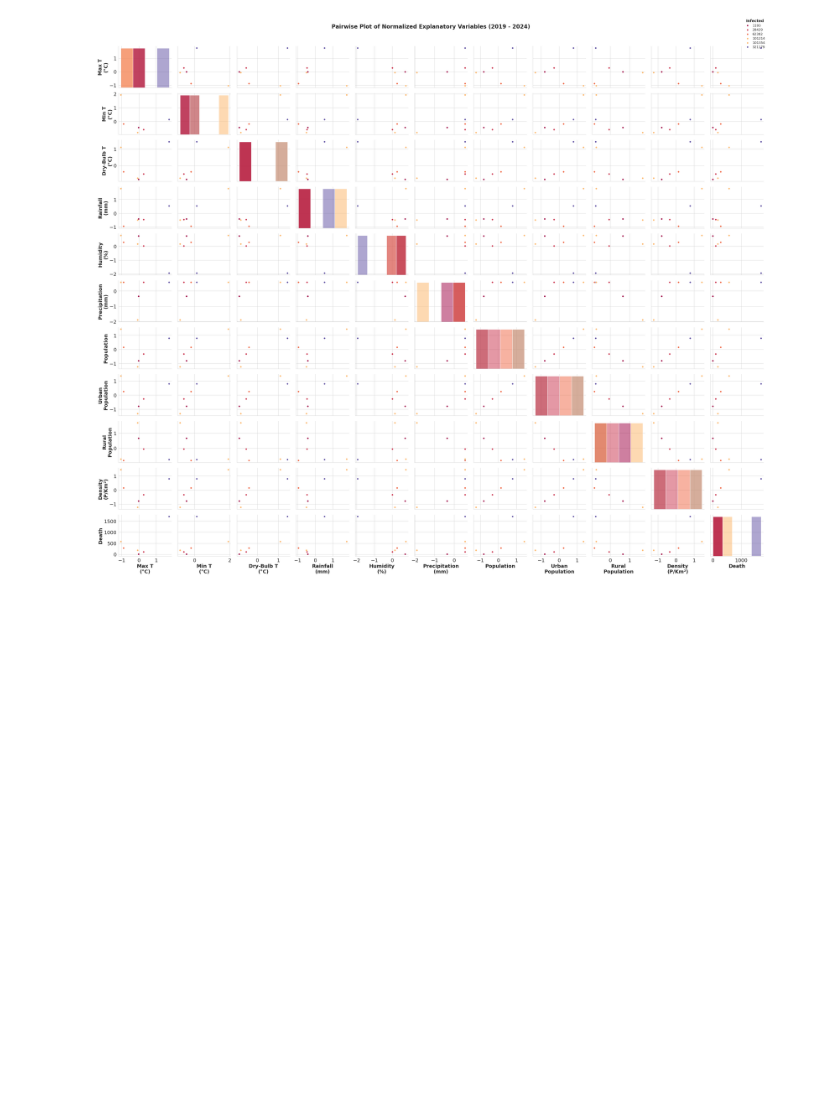
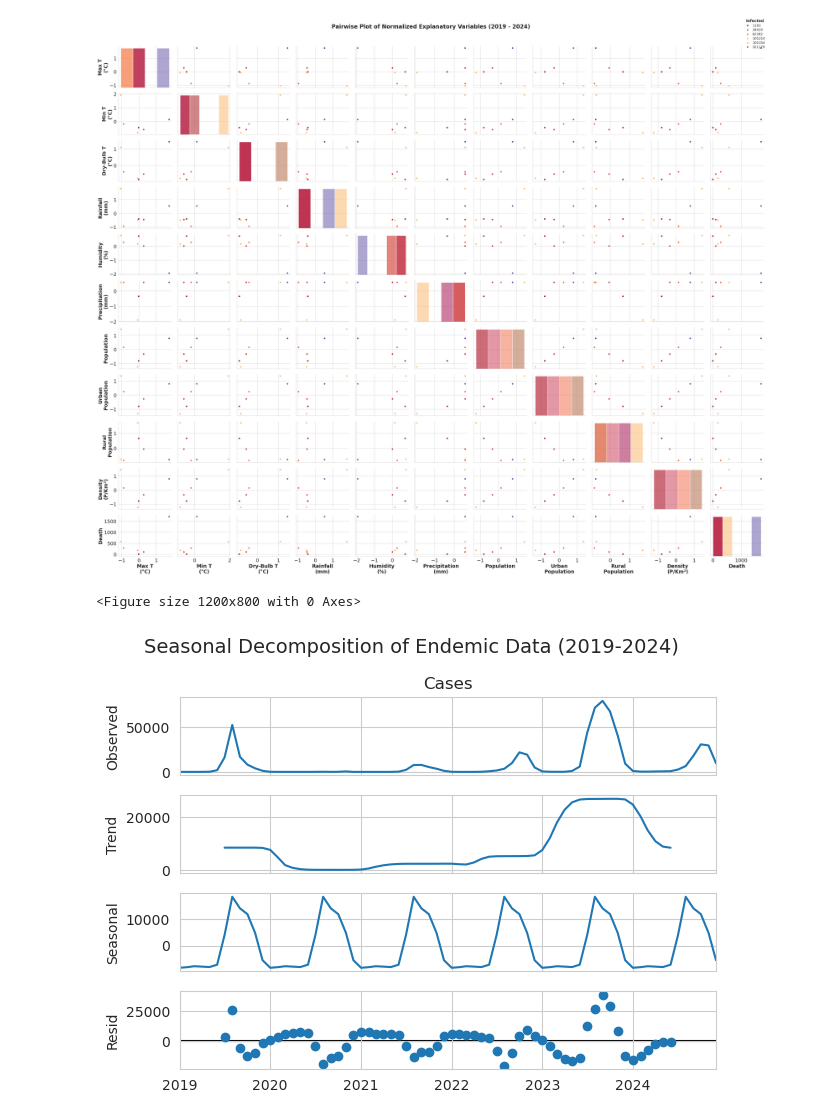
Before and after one commit to awnonbhowmik/DENV-Data-Analysis, a Jupyter notebook: main_endemic.ipynb, the cells around one changed output. Cells and saved outputs as stored; diff of their text form; code cells hidden in the pictures; blank space fills up the shorter version.

Commit message:
Seasonal Decomposition completed

```diff
--- a/main_endemic.ipynb
+++ b/main_endemic.ipynb
@@ -304,3 +304,54 @@ plt.tight_layout()
 plt.show()
 # %% [output]
 [figure]
+# %%
+import pandas as pd
+from statsmodels.tsa.seasonal import seasonal_decompose
+import matplotlib.pyplot as plt
+
+# Load the data
+file_path = "./data/Monthly_Infection_2001-2024.xlsx"
+data = pd.read_excel(file_path)
+
+# Reshaping the dataset into long format
+data_long = data.melt(id_vars=['Year'],
+                      value_vars=['January', 'February', 'March', 'April', 'May', 'June',
+                                  'July', 'August', 'September', 'October', 'November', 'December'],
+                      var_name='Month', value_name='Cases')
+
+# Mapping month names to numerical values for time series compatibility
+month_mapping = {
+    'January': 1, 'February': 2, 'March': 3, 'April': 4, 'May': 5, 'June': 6,
+    'July': 7, 'August': 8, 'September': 9, 'October': 10, 'November': 11, 'December': 12
+}
+data_long['Month'] = data_long['Month'].map(month_mapping)
+
+# Creating a datetime column
+data_long['Date'] = pd.to_datetime(data_long[['Year', 'Month']].assign(Day=1))
+
+# Sorting data by date
+data_long.sort_values('Date', inplace=True)
+
+# Splitting the data into epidemic and endemic periods
+data_epidemic_monthly = data_long[data_long['Year'] <= 2018].set_index('Date')
+data_endemic_monthly = data_long[data_long['Year'] > 2018].set_index('Date')
+
+# Performing seasonal decomposition for epidemic period
+decomposition_epidemic = seasonal_decompose(data_epidemic_monthly['Cases'], model='additive', period=12)
+
+# Performing seasonal decomposition for endemic period
+decomposition_endemic = seasonal_decompose(data_endemic_monthly['Cases'], model='additive', period=12)
+
+# Plotting the decomposition for the endemic data
+plt.figure(figsize=(12, 8))
+decomposition_endemic.plot()
+plt.suptitle('Seasonal Decomposition of Endemic Data (2019-2024)', fontsize=14)
+
+# Label the y-axis of the first plot
+plt.gcf().axes[0].set_ylabel('Observed')
+
+plt.tight_layout()
+plt.show()
+# %% [output]
+<Figure size 1200x800 with 0 Axes>
+[figure, added]
```
Also changed, not shown: parts of 2 cells of this notebook, 2 other files.
